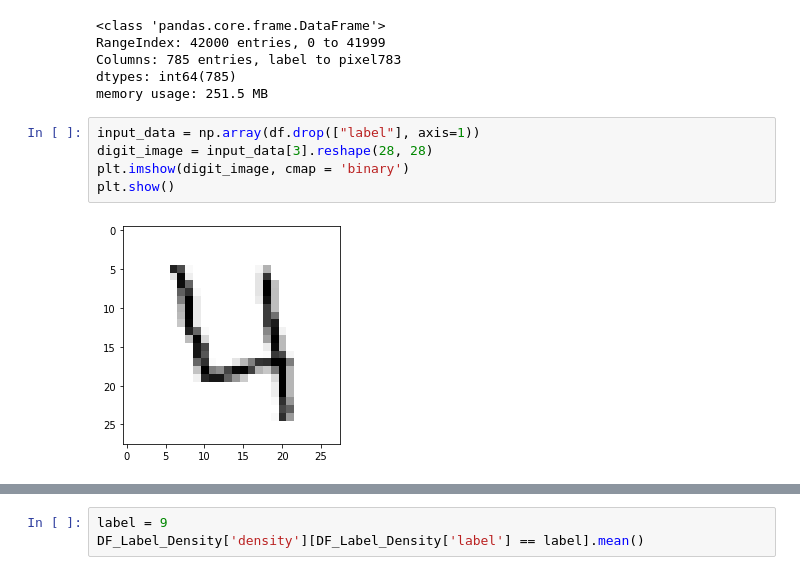
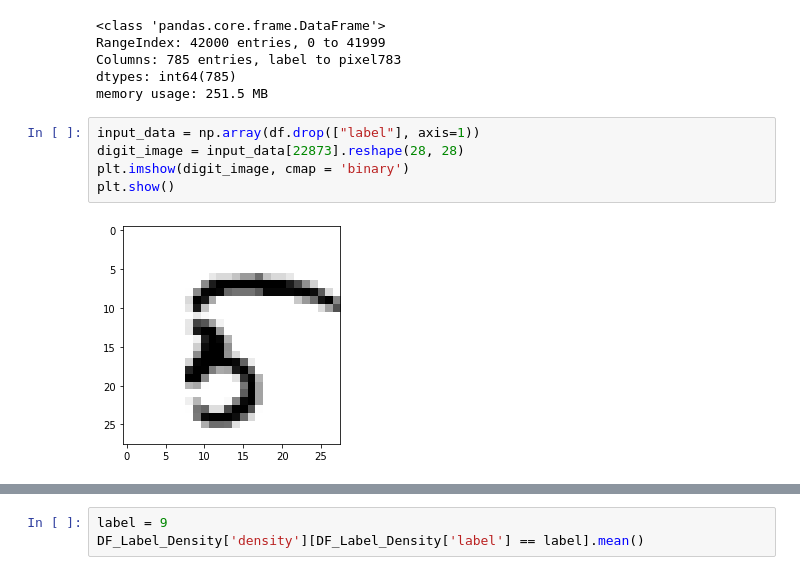
Before and after one commit to MikerT86/PR_assignment, a Jupyter notebook: analysis.ipynb, the cells around one changed output, grey strips where cells are left out. Drawn from its saved outputs; the diff is of its cells as text.

```diff
--- a/analysis.ipynb
+++ b/analysis.ipynb
@@ -29,11 +66,11 @@ dtypes: int64(785)
 memory usage: 251.5 MB
 # %%
 input_data = np.array(df.drop(["label"], axis=1))
-digit_image = input_data[3].reshape(28, 28)
+digit_image = input_data[22873].reshape(28, 28)
 plt.imshow(digit_image, cmap = 'binary')
 plt.show()
 # %% [output]
-[figure, old version]
+[figure, new version]
 # %%
 plt.hist(labels, bins=50, histtype='step')
 # %% [output]
```
Also changed, not shown: parts of 39 cells of this notebook.
